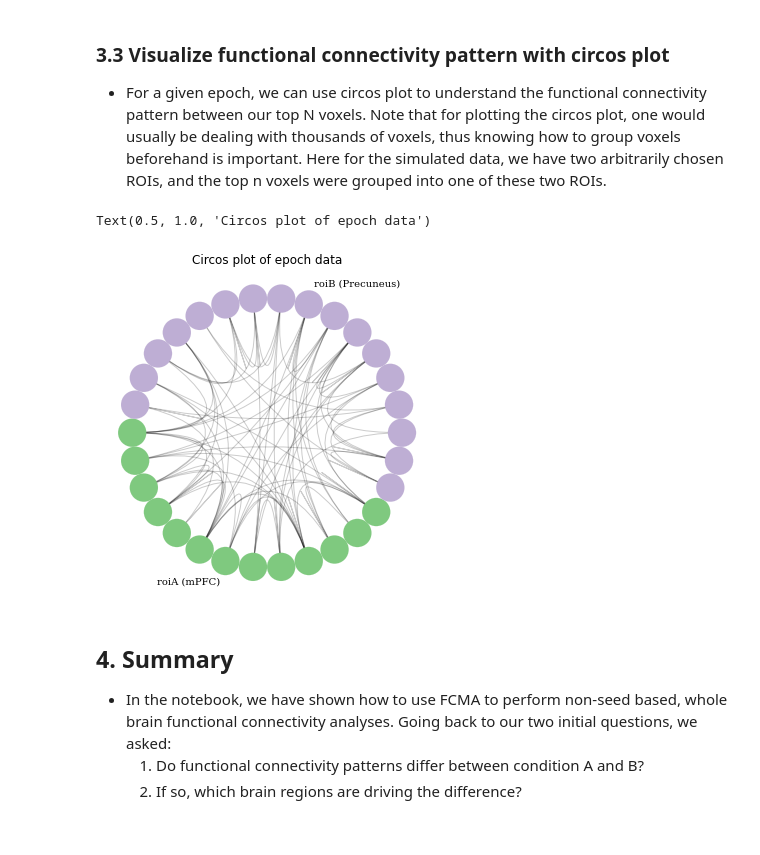
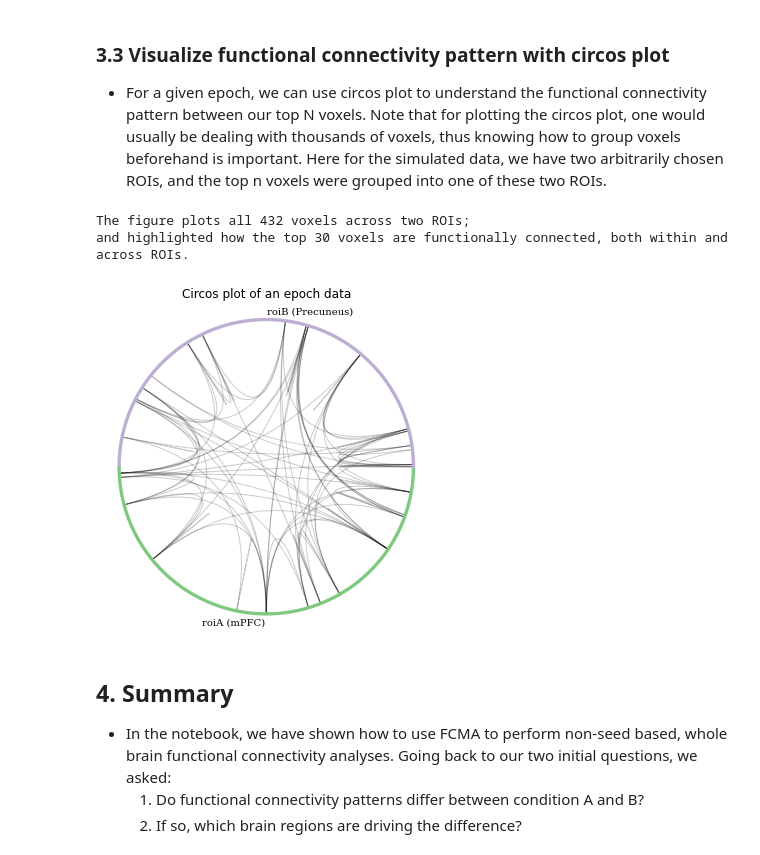
Before and after one commit to brainiak/brainiak-aperture, a Jupyter notebook: notebooks/fcma/FCMA_demo.ipynb, the cells around one changed output. Saved outputs shown, nothing was run; the diff lists cells and outputs as text; code cells hidden in the pictures.

```diff
--- a/notebooks/fcma/FCMA_demo.ipynb
+++ b/notebooks/fcma/FCMA_demo.ipynb
@@ -471,7 +474,6 @@ The top 30 voxels proportion map
 # Load in the data
 epoch_data = raw_data[0] # Just load a single subject and a single epoch
 mask_top_n_file = os.path.join(output_dir, 'top_30/fc_no0_result_seq_top30.nii.gz')
-#mask_top_n_file = os.path.join(cur_dir, 'cherry_picked_brain/cherry_pick_brain_mask.nii.gz')
 mask_top_n_nii = nib.load(mask_top_n_file)  # Load the mask that leaves that participant out
 mask_top_n = mask_top_n_nii.get_fdata()
 
@@ -479,21 +481,21 @@ mask_top_n = mask_top_n_nii.get_fdata()
 mask_vec = mask.reshape(np.prod(mask.shape))
 mask_top_vec = mask_top_n.reshape(np.prod(mask_top_n.shape))[mask_vec]
 
-# Mask the epoch data
-epoch_data_masked = epoch_data[:, mask_top_vec==1]
+# Modify the epoch data, for visulization purpose
+epoch_data[:,np.where(mask_top_vec==0)] = 1
 
 # Make the data c continguous
-epoch_data_masked = np.ascontiguousarray(epoch_data_masked.T, dtype=np.float32)
+epoch_data_masked = np.ascontiguousarray(epoch_data.T, dtype=np.float32)
 
 # Create the internal correlation
 epoch_corr = compute_correlation(epoch_data_masked, epoch_data_masked)
 
-# Pull out the coordinates of the mask (in numpy space)
-coord_x, coord_y, coord_z = np.where(mask_top_n == 1)
-
 # Load the two simulated ROIs
 roiA = nib.load(os.path.join(cur_dir, 'sim_info/ROI_A_mpfc.nii.gz')).get_fdata()
 roiB = nib.load(os.path.join(cur_dir, 'sim_info/ROI_B_precuenus.nii.gz')).get_fdata()
+
+# Pull out the coordinates of the mask (in numpy space)
+coord_x, coord_y, coord_z = np.where(mask == 1)
 
 # %matplotlib inline
 
@@ -508,36 +510,38 @@ nodelist = []
 edgelist = []
 for row_counter in range(epoch_corr.shape[0]):
     nodelist.append(str(row_counter))  # Set up the node names
 
     for col_counter in range(epoch_corr.shape[1]):
 
         # Determine whether to include the edge based on whether it exceeds the threshold
         if (abs(epoch_corr[row_counter, col_counter]) > threshold) and (abs(epoch_corr[row_counter, col_counter]) < 1):
             # Add a tuple specifying the voxel pairs being compared and the weight of the edge
             edgelist.append((str(row_counter), str(col_counter), {'weight': epoch_corr[row_counter, col_counter]}))
 
 # Create the nodes in the graph
 G.add_nodes_from(nodelist)
 
 # Add the edges
 G.add_edges_from(edgelist)
 
 for n, d in G.nodes(data=True):
 
     # Is the voxel in roiA or B
     if roiA[coord_x[int(n)],coord_y[int(n)],coord_z[int(n)]] == 1:
         G.nodes[n]['grouping'] = 'roiA (mPFC)'
 
     elif roiB[coord_x[int(n)],coord_y[int(n)],coord_z[int(n)]] == 1:
         G.nodes[n]['grouping'] = 'roiB (Precuneus)'
 
 
 c = CircosPlot(graph=G, node_grouping='grouping', node_color='grouping', group_label_position='middle',figsize=(10,6))
 c.draw()
-plt.title('Circos plot of epoch data')
+plt.title('Circos plot of an epoch data')
+print("The figure plots all 432 voxels across two ROIs; \nand highlighted how the top 30 voxels are functionally connected, both within and across ROIs.")
 # %% [output]
-Text(0.5, 1.0, 'Circos plot of epoch data')
+The figure plots all 432 voxels across two ROIs;
+and highlighted how the top 30 voxels are functionally connected, both within and across ROIs.
-[figure, old version]
+[figure, new version]
 # %% [markdown]
 ## 4. Summary <a id="sum"></a>
 - In the notebook, we have shown how to use FCMA to perform non-seed based, whole brain functional connectivity analyses. Going back to our two initial questions, we asked:
```
Also changed, not shown: parts of 2 cells of this notebook.
